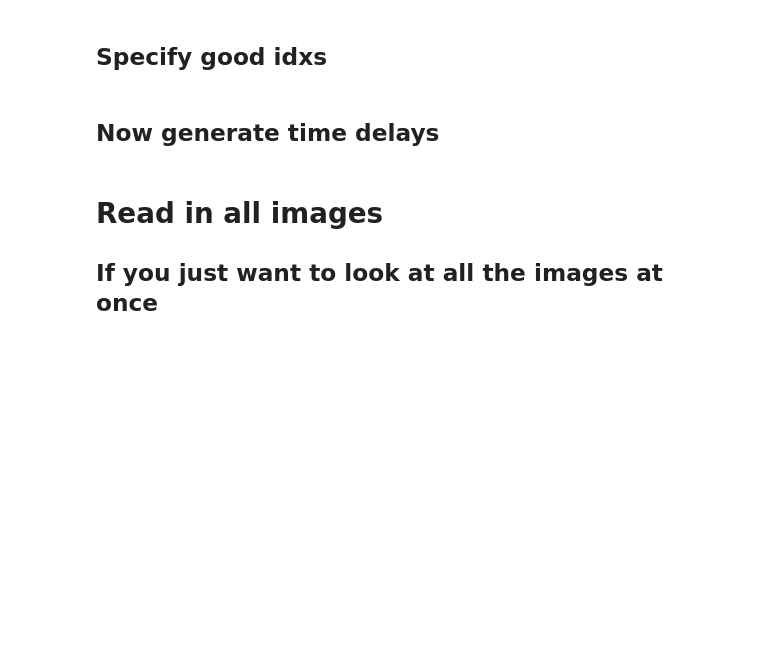
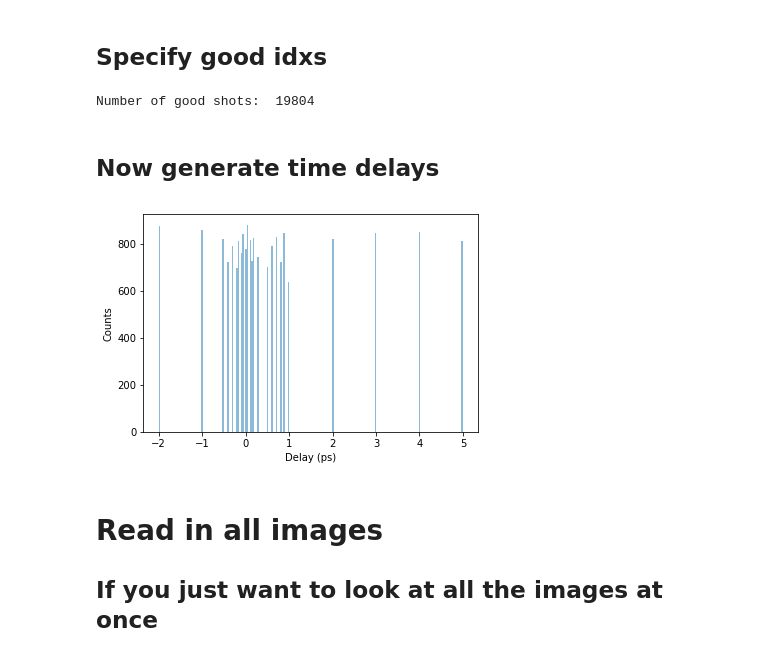
Before and after one commit to igabalski/Analysis-Tutorials, a Jupyter notebook: Template-Notebooks/CSPADGrabber.ipynb, the cells around one changed output. Saved outputs shown, nothing was run; the diff lists cells and outputs as text; code cells hidden in the pictures; blank space fills up the shorter version.

```diff
--- a/Template-Notebooks/CSPADGrabber.ipynb
+++ b/Template-Notebooks/CSPADGrabber.ipynb
@@ -2,8 +2,8 @@
 # Experiment and path specification
 # %%
 # Specify the experiment for analysis
-experiment='cxix40218'
-runNumber = 58
+experiment='cxilu9218'
+runNumber = 21
 
 # Set the installation and output path
 import os
@@ -60,23 +67,27 @@ ax2.hist(detArrays['xrayEnergy'], bins=100,normed=False, alpha=0.5);
 # %%
 goodIdx = runFilter( pointData , filterOn=['xrayEnergy', 'ttfltpos'], maddevs=3 ).astype(bool)
 print 'Number of good shots: ', len(goodIdx[goodIdx==True])
+# %% [output]
+Number of good shots:  19804
 # %% [markdown]
 ## Now generate time delays
 # %%
 TTPoly = np.array([2.235e-7, -2.21e-3, 8.547e-1])
 
 TTFltPos = pointData['ttfltpos']
 TTCorrFltPos = TTPoly[0]*TTFltPos**2+TTPoly[1]*TTFltPos+TTPoly[2]
-TTTime = TTCorrFltPos - 1e9/3e8*2*(pointData['stageencoder']-56.35)
+TTTime = 0*TTCorrFltPos - 1e9/3e8*2*(pointData['stageencoder']-56.35)
 
 # NOTE: This is a placeholder, and should be removed on runs with timetool data
 # TTTime = np.zeros(pointData['xrayEnergy'].shape)
 
 fig2, ax2 = plt.subplots(1, 1)
 ax2.hist(TTTime[goodIdx], bins=200,normed=False, alpha=0.5)
 ax2.set_xlabel('Delay (ps)')
 ax2.set_ylabel('Counts')
 plt.show()
+# %% [output]
+[figure, added]
 # %% [markdown]
 # Read in all images
 ## If you just want to look at all the images at once
```
Also changed, not shown: parts of 10 cells of this notebook, 2 other files.
